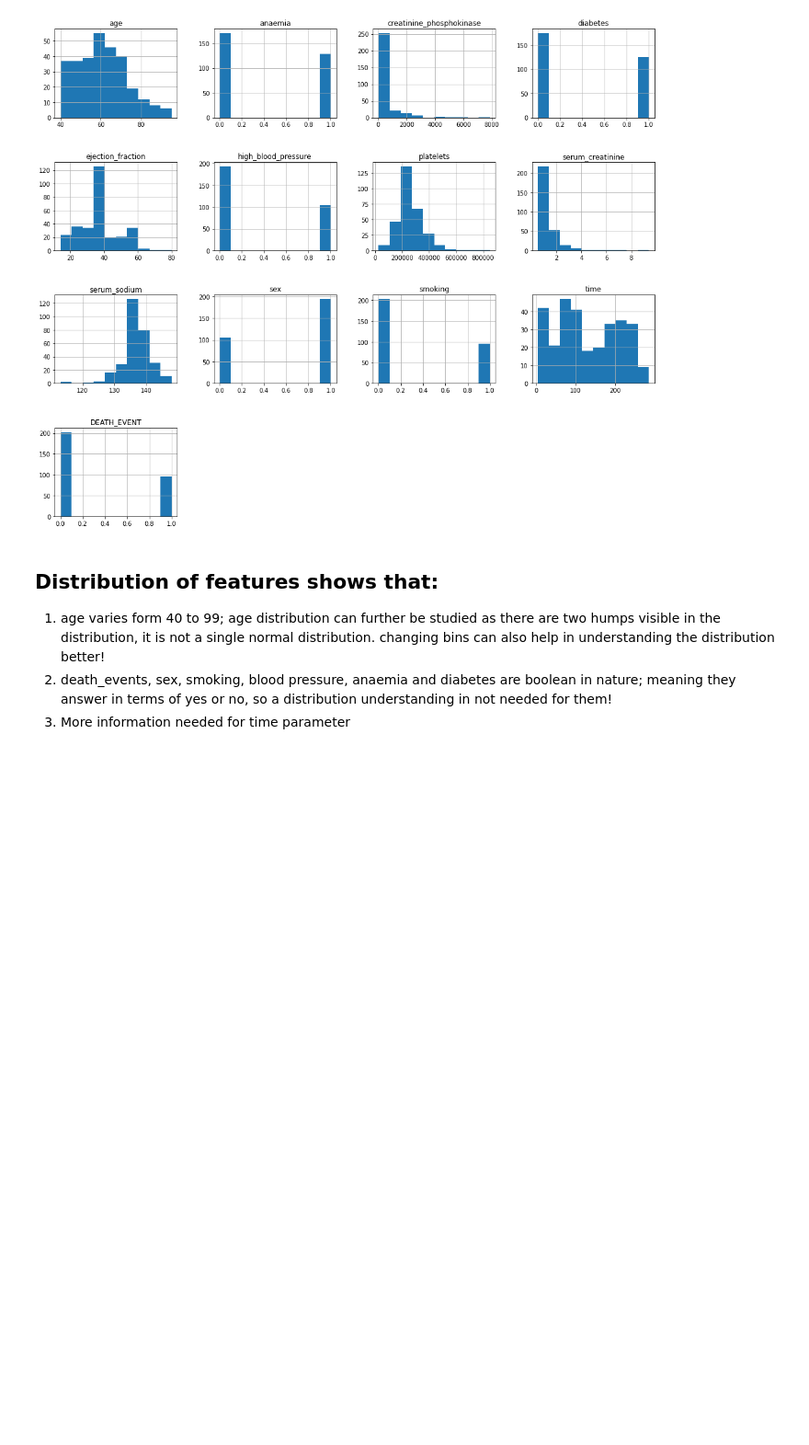
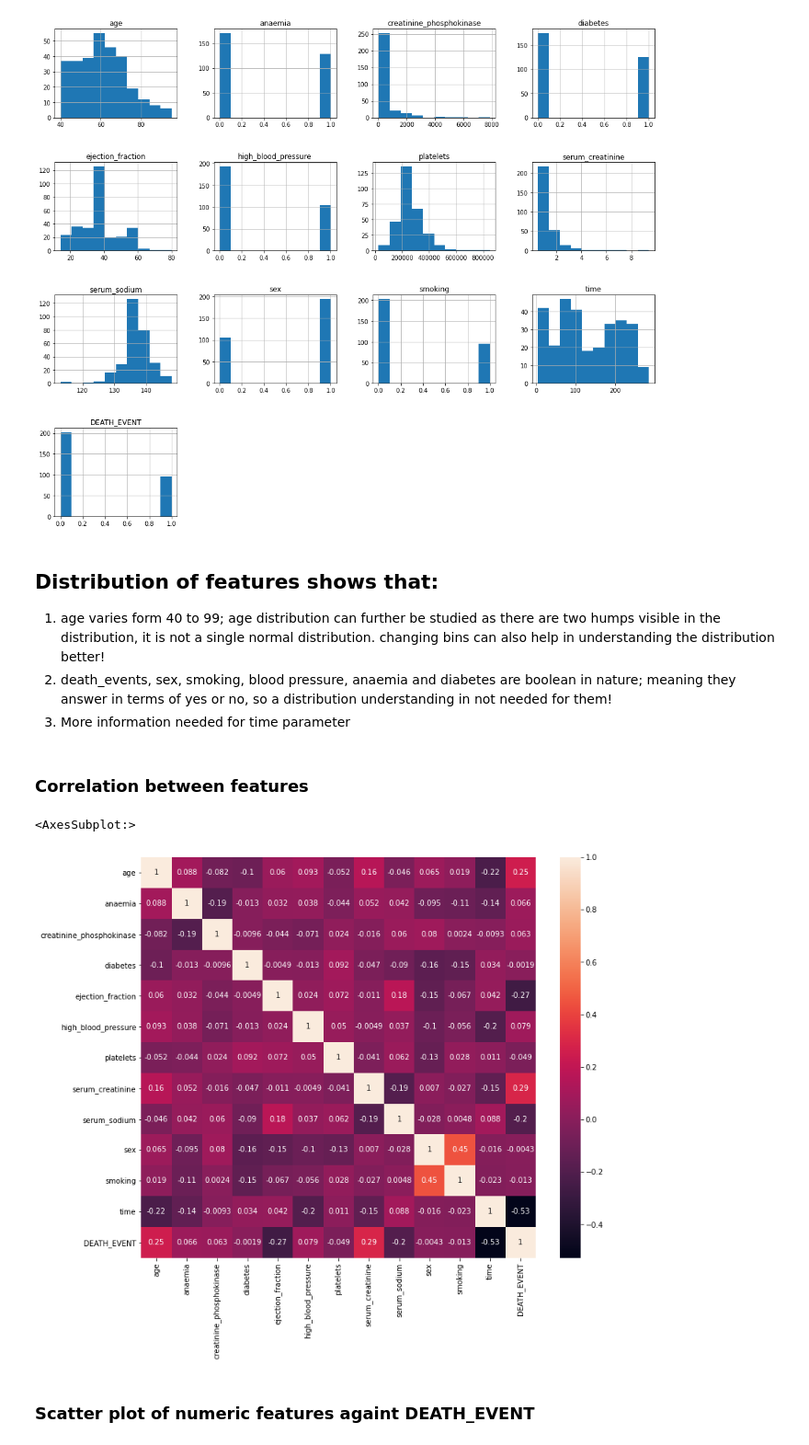
Before and after one commit to gargiimishra/DataScience_SpringBoard, a Jupyter notebook: heart_failure_data_wrangling.ipynb, the cells around one changed output. Shown at 92% size. Saved outputs shown, nothing was run; the diff lists cells and outputs as text; code cells hidden in the pictures; blank space fills up the shorter version.

Commit message:
added correlation matrix and violin plots

```diff
--- a/heart_failure_data_wrangling.ipynb
+++ b/heart_failure_data_wrangling.ipynb
@@ -135,3 +122,14 @@ changing bins can also help in understanding the distribution better!
 2. death_events, sex, smoking, blood pressure, anaemia and diabetes are boolean in nature; meaning they answer in terms of yes or no,
 so a distribution understanding in not needed for them!
 3. More information needed for time parameter
+# %% [markdown]
+### Correlation between features
+# %%
+correlation_df = df.corr()
+plt.subplots(figsize=(12,10))
+sns.heatmap(correlation_df, annot = True)
+# %% [output]
+<AxesSubplot:>
+[figure, added]
+# %% [markdown]
+### Scatter plot of numeric features againt DEATH_EVENT
```
Also changed, not shown: parts of 7 cells of this notebook.
